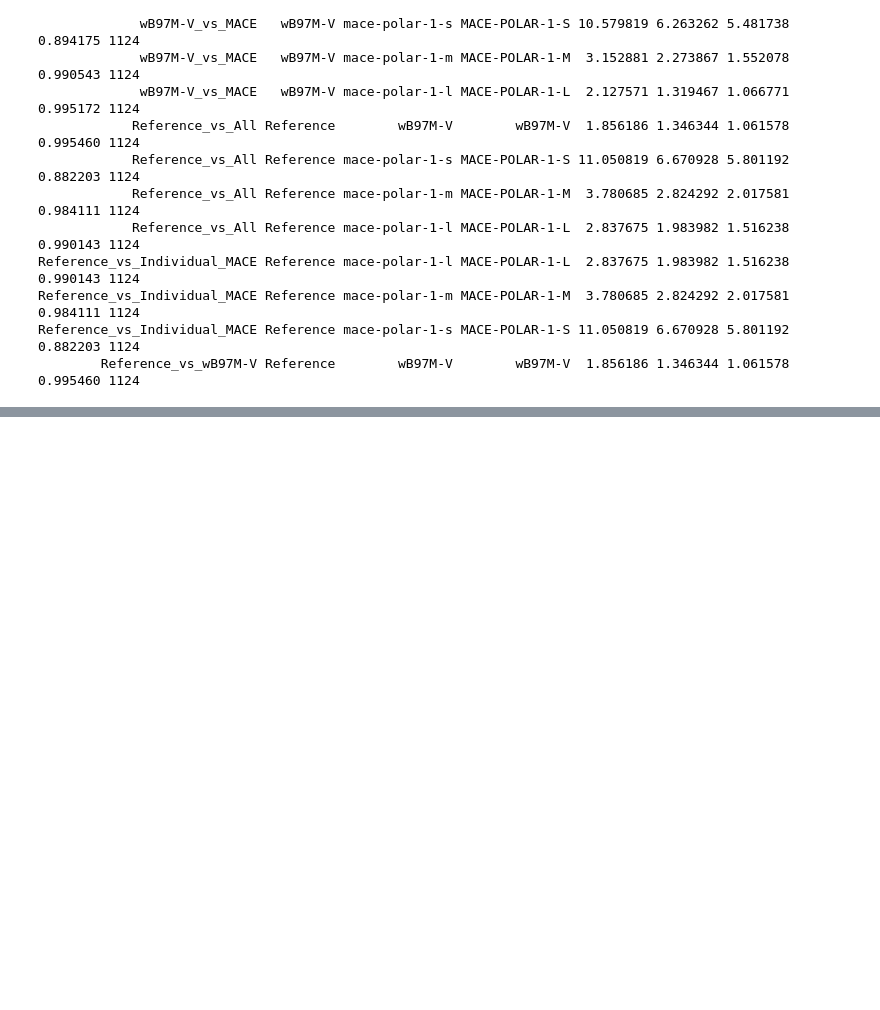
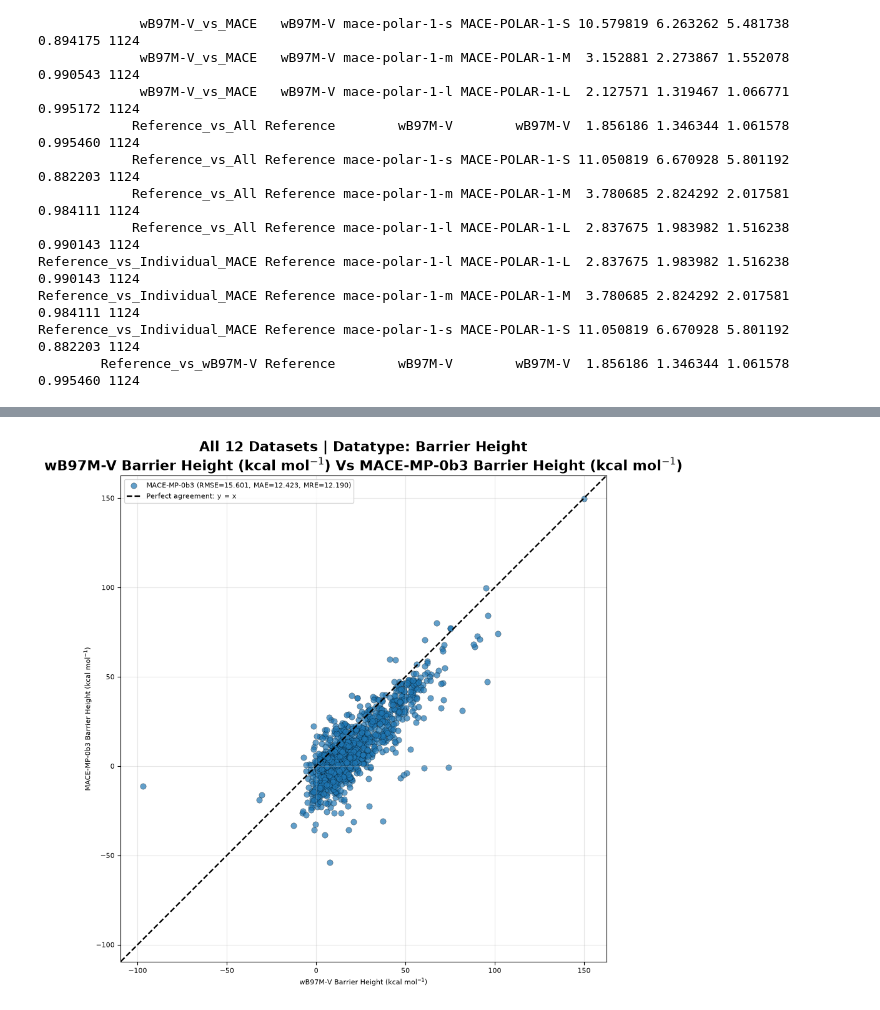
Before and after one commit to ar19schem-del/Accurate-Prediction-of-Molecular-Properties-with-Polarisable-MACE, a Jupyter notebook: Analysis/Barrier Height Datatype_MACE POLAR_Calculations.ipynb, the cells around one changed output, grey strips where cells are left out. Saved outputs shown, nothing was run; the diff lists cells and outputs as text; code cells hidden in the pictures; blank space fills up the shorter version.

```diff
--- a/Analysis/Barrier Height Datatype_MACE POLAR_Calculations.ipynb
+++ b/Analysis/Barrier Height Datatype_MACE POLAR_Calculations.ipynb
@@ -897,0 +2832,87 @@ Reference_vs_Individual_MACE Reference mace-polar-1-s MACE-POLAR-1-S 11.050819 6
+# %%
+# CELL 2 — Barrier Height correlation plots
+
+import matplotlib.pyplot as plt
+
+FIG = A/"Figures"
+FIG.mkdir(exist_ok=True)
+UNIT = r"kcal mol$^{-1}$"
+
+def metrics(x, y):
+    d = results_df[["Dataset", x, y]].dropna()
+    e = d[y] - d[x]
+    mre = np.mean([
+        np.mean(np.abs(g[y] - g[x])) / std.loc[ds]
+        for ds, g in d.groupby("Dataset")
+    ])
+    return np.sqrt(np.mean(e**2)), np.mean(np.abs(e)), mre
+
+def plot(x, ys, file, xlabel, ylabel, title, size=(12, 9)):
+    fig, ax = plt.subplots(figsize=size)
+    vals = [results_df[x]]
+
+    for y in ys:
+        rmse, mae, mre = metrics(x, y)
+        ax.scatter(
+            results_df[x], results_df[y], s=45, alpha=.7,
+            edgecolors="black", linewidths=.3,
+            label=f"{y} (RMSE={rmse:.3f}, MAE={mae:.3f}, MRE={mre:.3f})"
+        )
+        vals.append(results_df[y])
+
+    v = np.concatenate([a.dropna().to_numpy() for a in vals])
+    lo, hi = v.min(), v.max()
+    p = .05 * (hi - lo)
+
+    ax.plot([lo-p, hi+p], [lo-p, hi+p], "k--", lw=1.7,
+            label="Perfect agreement: y = x")
+    ax.set(xlim=(lo-p, hi+p), ylim=(lo-p, hi+p),
+           xlabel=xlabel, ylabel=ylabel)
+    ax.set_title(f"All {len(sets)} Datasets | Datatype: {DATATYPE}\n{title}",
+                 fontsize=16, fontweight="bold")
+    ax.grid(alpha=.3)
+    ax.legend(loc="upper left")
+    ax.set_aspect("equal", adjustable="box")
+    plt.tight_layout()
+    plt.savefig(FIG/file, dpi=300, bbox_inches="tight")
+    plt.show()
+
+# 1. wB97M-V vs MACE-MP-0b3
+plot(
+    "wB97M-V", [MODEL],
+    "1_Barrier_Height_wB97M-V_vs_MACE-MP-0b3.png",
+    f"wB97M-V Barrier Height ({UNIT})",
+    f"MACE-MP-0b3 Barrier Height ({UNIT})",
+    f"wB97M-V Barrier Height ({UNIT}) Vs MACE-MP-0b3 Barrier Height ({UNIT})"
+)
+
+# 2. Reference vs all models
+plot(
+    "Reference", ["wB97M-V", MODEL],
+    "2_Barrier_Height_Reference_vs_All_Models.png",
+    f"Reference Barrier Height ({UNIT})",
+    f"Model Barrier Height ({UNIT})",
+    f"Reference Barrier Height ({UNIT}) Vs Model Barrier Height ({UNIT})"
+)
+
+# 3. Reference vs MACE-MP-0b3
+plot(
+    "Reference", [MODEL],
+    "3_Barrier_Height_Reference_vs_MACE-MP-0b3.png",
+    f"Reference Barrier Height ({UNIT})",
+    f"Model Barrier Height ({UNIT})",
+    f"Reference Barrier Height ({UNIT}) Vs MACE-MP-0b3 Barrier Height ({UNIT})",
+    (10, 8)
+)
+
+# 4. Reference vs wB97M-V
+plot(
+    "Reference", ["wB97M-V"],
+    "4_Barrier_Height_Reference_vs_wB97M-V.png",
+    f"Reference Barrier Height ({UNIT})",
+    f"Model Barrier Height ({UNIT})",
+    f"Reference Barrier Height ({UNIT}) Vs wB97M-V Barrier Height ({UNIT})",
+    (10, 8)
+)
+# %% [output]
+[figure, added]
```
Also changed, not shown: parts of 9 cells of this notebook, 53 other files.
